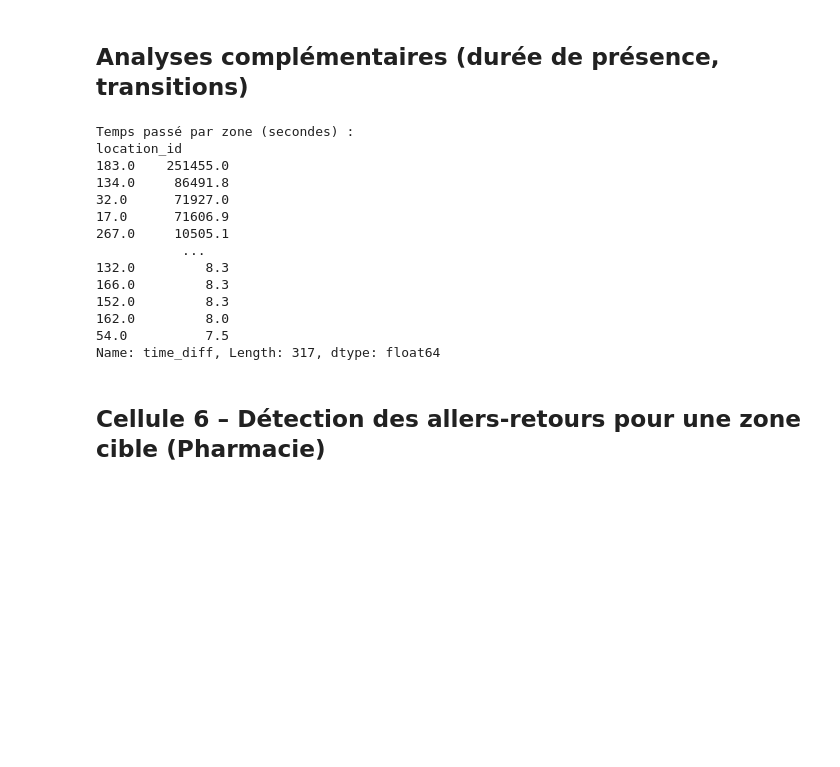
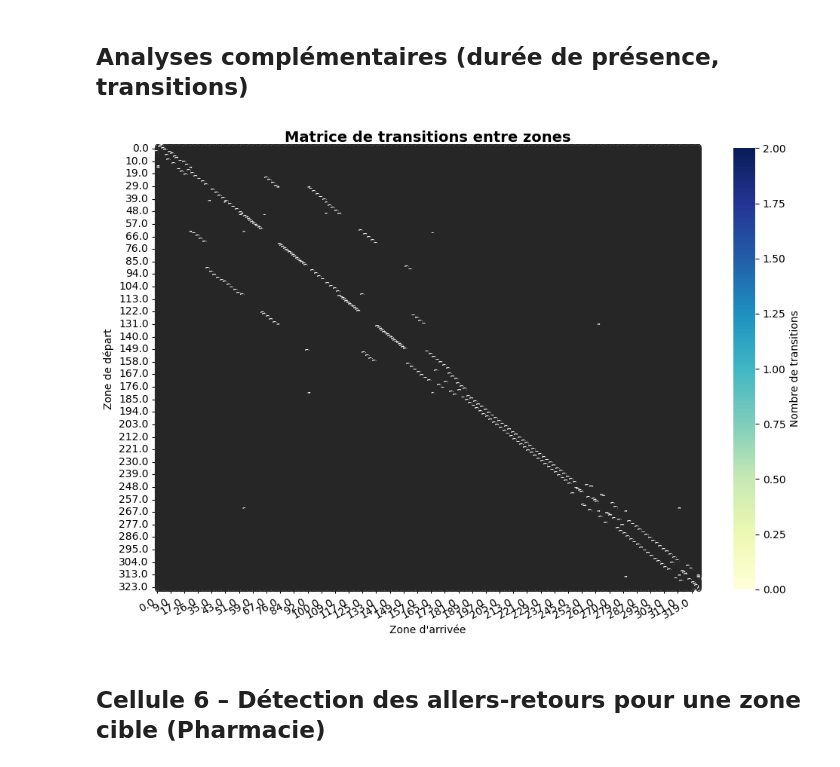
Before and after one commit to Ramadiaw12/IoT_project, a Jupyter notebook: notebooks/analysis.ipynb, the cells around one changed output. Cells and saved outputs as stored; diff of their text form; code cells hidden in the pictures; blank space fills up the shorter version.

```diff
--- a/notebooks/analysis.ipynb
+++ b/notebooks/analysis.ipynb
@@ -233,89 +233,34 @@ Length: 6, dtype: str
 # %%
 import matplotlib.pyplot as plt
 import seaborn as sns
-import pandas as pd
 
-sns.set_theme(style="whitegrid", context="talk")
-
-# =========================
-# 1. Temps de présence
-# =========================
-
-df_resampled['time_diff'] = df_resampled.index.to_series().diff().dt.total_seconds()
-
-presence_zone = (
-    df_resampled.groupby('location_id')['time_diff']
-    .sum()
-    .sort_values(ascending=False)
-)
-
-print("Temps passé par zone (secondes) :")
-print(presence_zone)
-
-# =========================
-# 2. Transitions
-# =========================
-
-df_resampled['prev_location'] = df_resampled['location_id'].shift(1)
-changement = df_resampled['location_id'] != df_resampled['location_id'].shift(1)
-
-transitions = df_resampled[
-    changement & (df_resampled['is_moving'] == True)
-].copy()
-
-transitions['from'] = transitions['prev_location']
-transitions['to'] = transitions['location_id']
-
-mat_trans = pd.crosstab(transitions['from'], transitions['to'])
-
-# =========================
-# 3. VISUALISATION PRO (AMÉLIORÉE)
-# =========================
+# 🔥 Style clair (supprime fond noir)
+sns.set_theme(style="white")
+plt.style.use("default")
 
 plt.figure(figsize=(10, 7))
 
 ax = sns.heatmap(
     mat_trans,
     annot=True,
     fmt='d',
-    cmap='YlGnBu',          # palette plus douce et professionnelle
-    linewidths=0.5,         # séparation des cases
+    cmap='YlGnBu',
+    linewidths=0.5,
     linecolor='white',
     cbar_kws={'label': 'Nombre de transitions'}
 )
 
-# Titre plus propre
-plt.title(
-    "Matrice de transitions entre zones (mouvement détecté)",
-    fontsize=16,
-    fontweight='bold',
-    pad=15
-)
+plt.title("Matrice de transitions entre zones", fontsize=14, fontweight='bold')
+plt.xlabel("Zone d'arrivée")
+plt.ylabel("Zone de départ")
 
-plt.xlabel("Zone d'arrivée", fontsize=12)
-plt.ylabel("Zone de départ", fontsize=12)
-
-# Rotation pour lisibilité
 plt.xticks(rotation=30, ha='right')
 plt.yticks(rotation=0)
 
 plt.tight_layout()
 plt.show()
 # %% [output]
-Temps passé par zone (secondes) :
-location_id
-183.0    251455.0
-134.0     86491.8
-32.0      71927.0
-17.0      71606.9
-267.0     10505.1
-           ...
-132.0         8.3
-166.0         8.3
-152.0         8.3
-162.0         8.0
-54.0          7.5
-Name: time_diff, Length: 317, dtype: float64
+[figure, added]
 # %% [markdown]
 ## Cellule 6 – Détection des allers-retours pour une zone cible (Pharmacie)
 # %%
```
